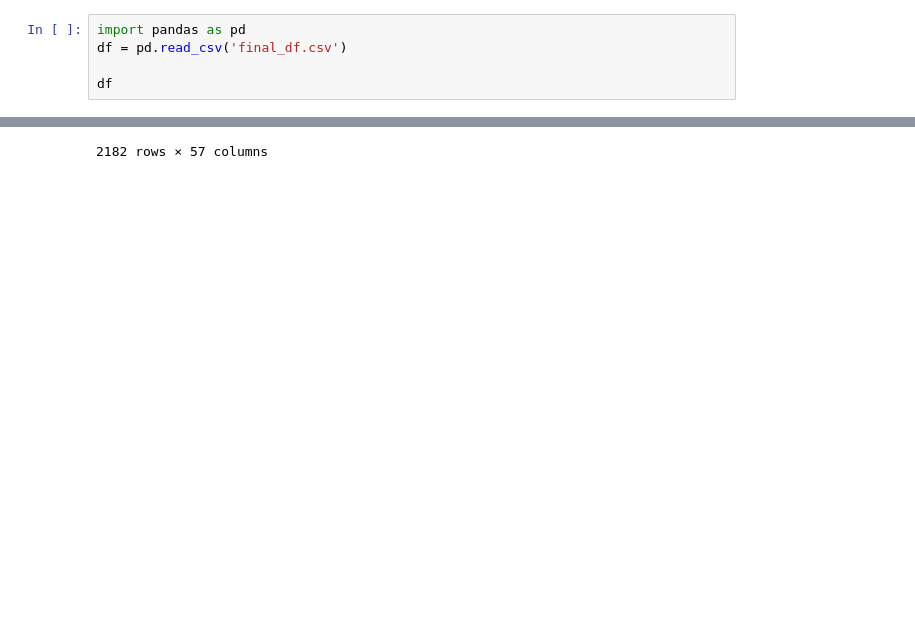
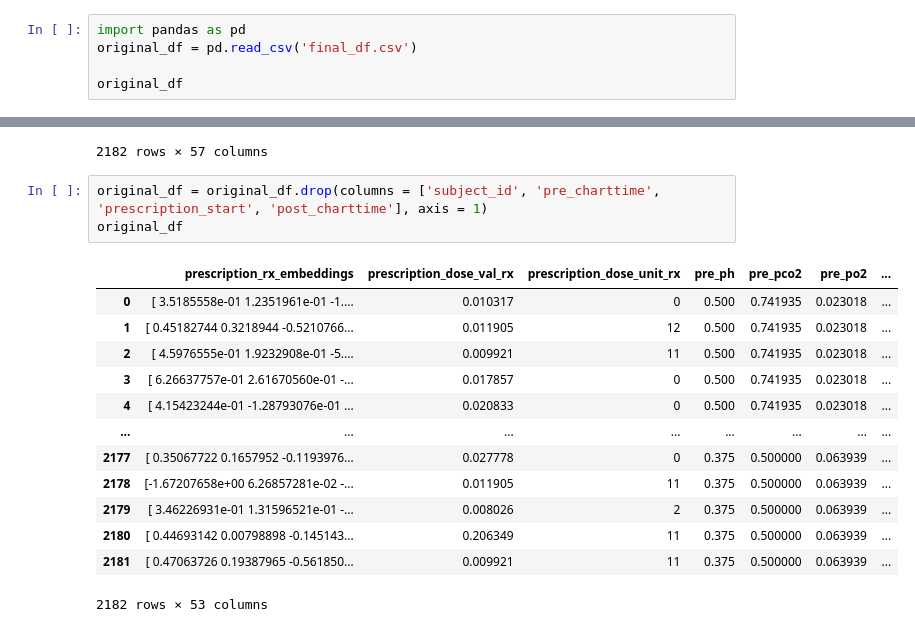
Before and after one commit to vaipos/Blue-Blood-ACM-Research, a Jupyter notebook: syndata.ipynb, the cells around one changed output, grey strips where cells are left out. Drawn from its saved outputs; the diff is of its cells as text; blank space fills up the shorter version.

```diff
--- a/syndata.ipynb
+++ b/syndata.ipynb
@@ -1,8 +1,8 @@
 # %%
 import pandas as pd
-df = pd.read_csv('final_df.csv')
+original_df = pd.read_csv('final_df.csv')
 
-df
+original_df
 # %% [output]
 |  | subject_id | prescription_start | prescription_rx_embeddings | prescription_dose_val_rx | prescription_dose_unit_rx | ... |
 | 0 | 10013 | 2125-10-05T00:00:00 | [ 3.5185558e-01 1.2351961e-01 -1.... | 0.010317 | 0 | ... |
@@ -17,3 +17,20 @@ df
 | 2180 | 44212 | 2123-11-25T00:00:00 | [ 0.44693142 0.00798898 -0.145143... | 0.206349 | 11 | ... |
 | 2181 | 44212 | 2123-11-25T00:00:00 | [ 0.47063726 0.19387965 -0.561850... | 0.009921 | 11 | ... |
 2182 rows × 57 columns
+# %%
+original_df = original_df.drop(columns = ['subject_id', 'pre_charttime', 'prescription_start', 'post_charttime'], axis = 1)
+original_df
+# %% [output]
+|  | prescription_rx_embeddings | prescription_dose_val_rx | prescription_dose_unit_rx | pre_ph | pre_pco2 | pre_po2 | ... |
+| 0 | [ 3.5185558e-01 1.2351961e-01 -1.... | 0.010317 | 0 | 0.500 | 0.741935 | 0.023018 | ... |
+| 1 | [ 0.45182744 0.3218944 -0.5210766... | 0.011905 | 12 | 0.500 | 0.741935 | 0.023018 | ... |
+| 2 | [ 4.5976555e-01 1.9232908e-01 -5.... | 0.009921 | 11 | 0.500 | 0.741935 | 0.023018 | ... |
+| 3 | [ 6.26637757e-01 2.61670560e-01 -... | 0.017857 | 0 | 0.500 | 0.741935 | 0.023018 | ... |
+| 4 | [ 4.15423244e-01 -1.28793076e-01 ... | 0.020833 | 0 | 0.500 | 0.741935 | 0.023018 | ... |
+| ... | ... | ... | ... | ... | ... | ... | ... |
+| 2177 | [ 0.35067722 0.1657952 -0.1193976... | 0.027778 | 0 | 0.375 | 0.500000 | 0.063939 | ... |
+| 2178 | [-1.67207658e+00 6.26857281e-02 -... | 0.011905 | 11 | 0.375 | 0.500000 | 0.063939 | ... |
+| 2179 | [ 3.46226931e-01 1.31596521e-01 -... | 0.008026 | 2 | 0.375 | 0.500000 | 0.063939 | ... |
+| 2180 | [ 0.44693142 0.00798898 -0.145143... | 0.206349 | 11 | 0.375 | 0.500000 | 0.063939 | ... |
+| 2181 | [ 0.47063726 0.19387965 -0.561850... | 0.009921 | 11 | 0.375 | 0.500000 | 0.063939 | ... |
+2182 rows × 53 columns
```
Also changed, not shown: parts of 22 cells of this notebook, 15 other files.
